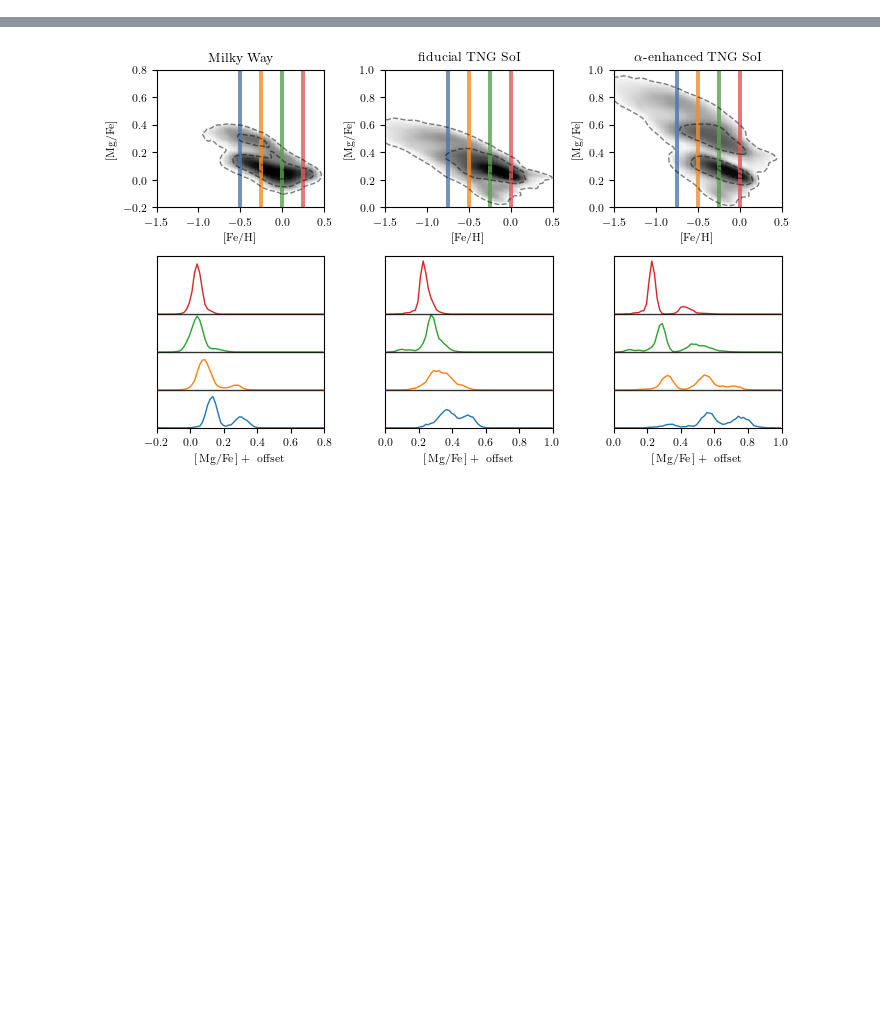
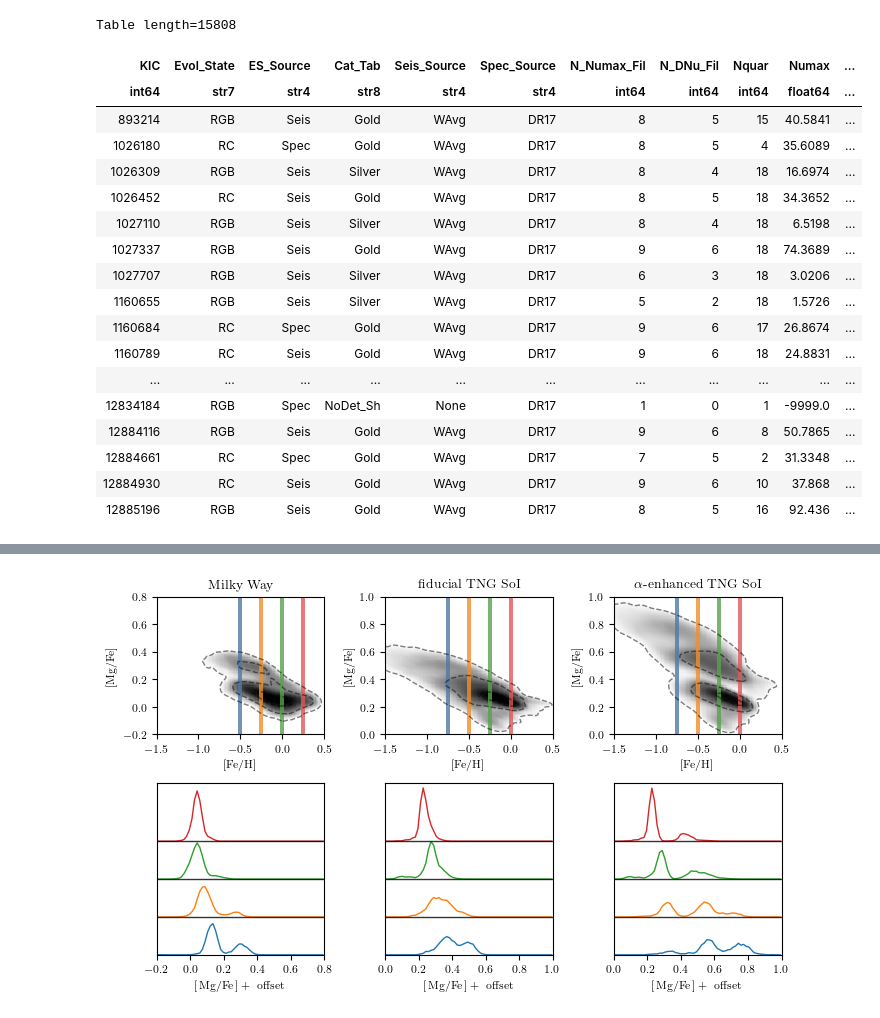
Before and after one commit to gusbeane/Mgdec, a Jupyter notebook: plots/fig1/fig1.ipynb, the cells around one changed output, grey strips where cells are left out. Cells and saved outputs as stored; diff of their text form; code cells hidden in the pictures; blank space fills up the shorter version.

```diff
--- a/plots/fig1/fig1.ipynb
+++ b/plots/fig1/fig1.ipynb
@@ -150,3 +150,43 @@ def get_SFH(snapnum, subID, tbins, logFeH0_list, rhalf_fac=2):
         keys.append(key_)
 
     return tcenter, sfh, tform, logFeH, logMgFe, minit, keys, is_star_in_SN
+# %%
+# Now get APOKASC2 ages
+fname = '../../data/APOKASC3/Table4.data'
+data = ascii.read(fname)
+
+# logage = data['LogAge']
+# logage_err_u = data['E_LogAge']
+# logage_err_l = data['e_LogAge']
+
+# age = 10.**logage
+# age_err_u = 10.**(logage_err_u + logage) - age
+# age_err_l = 10.**(logage_err_l + logage) - age
+
+# age /= 1000
+# age_err_u /= 1000
+# age_err_l /= 1000
+
+# age_err = np.maximum(age_err_u, -age_err_l)
+# %%
+data
+# %% [output]
+Table length=15808
+| KIC | Evol_State | ES_Source | Cat_Tab | Seis_Source | Spec_Source | N_Numax_Fil | N_DNu_Fil | Nquar | Numax | ... |
+| int64 | str7 | str4 | str8 | str4 | str4 | int64 | int64 | int64 | float64 | ... |
+| 893214 | RGB | Seis | Gold | WAvg | DR17 | 8 | 5 | 15 | 40.5841 | ... |
+| 1026180 | RC | Spec | Gold | WAvg | DR17 | 8 | 5 | 4 | 35.6089 | ... |
+| 1026309 | RGB | Seis | Silver | WAvg | DR17 | 8 | 4 | 18 | 16.6974 | ... |
+| 1026452 | RC | Seis | Gold | WAvg | DR17 | 8 | 5 | 18 | 34.3652 | ... |
+| 1027110 | RGB | Seis | Silver | WAvg | DR17 | 8 | 4 | 18 | 6.5198 | ... |
+| 1027337 | RGB | Seis | Gold | WAvg | DR17 | 9 | 6 | 18 | 74.3689 | ... |
+| 1027707 | RGB | Seis | Silver | WAvg | DR17 | 6 | 3 | 18 | 3.0206 | ... |
+| 1160655 | RGB | Seis | Silver | WAvg | DR17 | 5 | 2 | 18 | 1.5726 | ... |
+| 1160684 | RC | Spec | Gold | WAvg | DR17 | 9 | 6 | 17 | 26.8674 | ... |
+| 1160789 | RC | Seis | Gold | WAvg | DR17 | 9 | 6 | 18 | 24.8831 | ... |
+| ... | ... | ... | ... | ... | ... | ... | ... | ... | ... | ... |
+| 12834184 | RGB | Spec | NoDet_Sh | None | DR17 | 1 | 0 | 1 | -9999.0 | ... |
+| 12884116 | RGB | Seis | Gold | WAvg | DR17 | 9 | 6 | 8 | 50.7865 | ... |
+| 12884661 | RC | Spec | Gold | WAvg | DR17 | 7 | 5 | 2 | 31.3348 | ... |
+| 12884930 | RC | Seis | Gold | WAvg | DR17 | 9 | 6 | 10 | 37.868 | ... |
+| 12885196 | RGB | Seis | Gold | WAvg | DR17 | 8 | 5 | 16 | 92.436 | ... |
```
Also changed, not shown: parts of 11 cells of this notebook, 2 other files.
